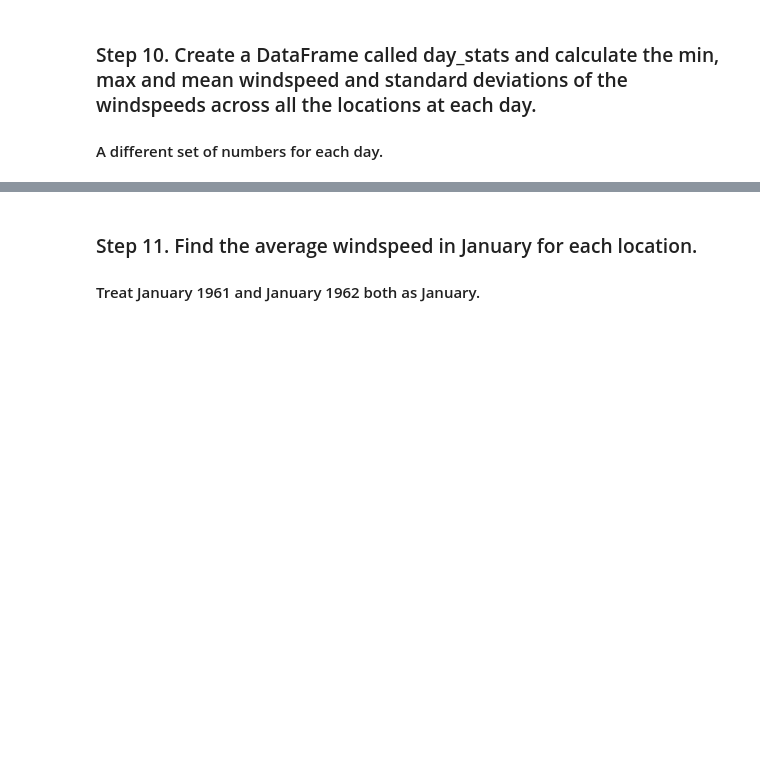
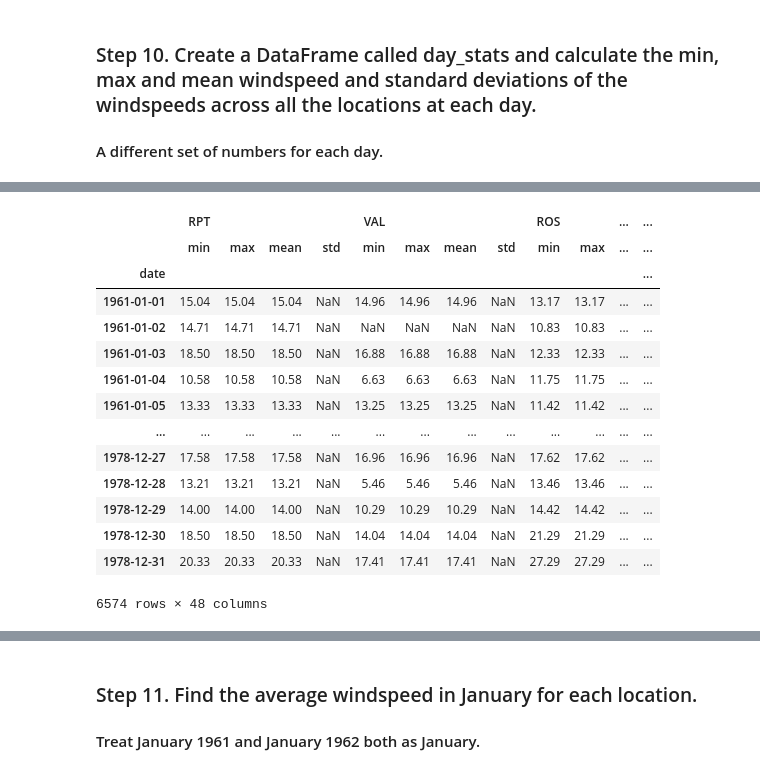
Before and after one commit to BorjaFlightCoder/pandas_exercises, a Jupyter notebook: 06_Stats/Wind_Stats/Exercises.ipynb, the cells around one changed output, grey strips where cells are left out. Drawn from its saved outputs; the diff is of its cells as text; code cells hidden in the pictures; blank space fills up the shorter version.

```diff
--- a/06_Stats/Wind_Stats/Exercises.ipynb
+++ b/06_Stats/Wind_Stats/Exercises.ipynb
@@ -171,0 +290,18 @@ ValueError: cannot assemble the datetimes: time data '610101' does not match for
+# %%
+data.groupby(by=data.index).agg(['min','max','mean','std'])
+# %% [output]
+|  | RPT |  |  |  | VAL |  |  |  | ROS |  | ... | ... |
+|  | min | max | mean | std | min | max | mean | std | min | max | ... | ... |
+| date |  |  |  |  |  |  |  |  |  |  |  | ... |
+| 1961-01-01 | 15.04 | 15.04 | 15.04 | NaN | 14.96 | 14.96 | 14.96 | NaN | 13.17 | 13.17 | ... | ... |
+| 1961-01-02 | 14.71 | 14.71 | 14.71 | NaN | NaN | NaN | NaN | NaN | 10.83 | 10.83 | ... | ... |
+| 1961-01-03 | 18.50 | 18.50 | 18.50 | NaN | 16.88 | 16.88 | 16.88 | NaN | 12.33 | 12.33 | ... | ... |
+| 1961-01-04 | 10.58 | 10.58 | 10.58 | NaN | 6.63 | 6.63 | 6.63 | NaN | 11.75 | 11.75 | ... | ... |
+| 1961-01-05 | 13.33 | 13.33 | 13.33 | NaN | 13.25 | 13.25 | 13.25 | NaN | 11.42 | 11.42 | ... | ... |
+| ... | ... | ... | ... | ... | ... | ... | ... | ... | ... | ... | ... | ... |
+| 1978-12-27 | 17.58 | 17.58 | 17.58 | NaN | 16.96 | 16.96 | 16.96 | NaN | 17.62 | 17.62 | ... | ... |
+| 1978-12-28 | 13.21 | 13.21 | 13.21 | NaN | 5.46 | 5.46 | 5.46 | NaN | 13.46 | 13.46 | ... | ... |
+| 1978-12-29 | 14.00 | 14.00 | 14.00 | NaN | 10.29 | 10.29 | 10.29 | NaN | 14.42 | 14.42 | ... | ... |
+| 1978-12-30 | 18.50 | 18.50 | 18.50 | NaN | 14.04 | 14.04 | 14.04 | NaN | 21.29 | 21.29 | ... | ... |
+| 1978-12-31 | 20.33 | 20.33 | 20.33 | NaN | 17.41 | 17.41 | 17.41 | NaN | 27.29 | 27.29 | ... | ... |
+6574 rows × 48 columns
```
Also changed, not shown: parts of 19 cells of this notebook.
